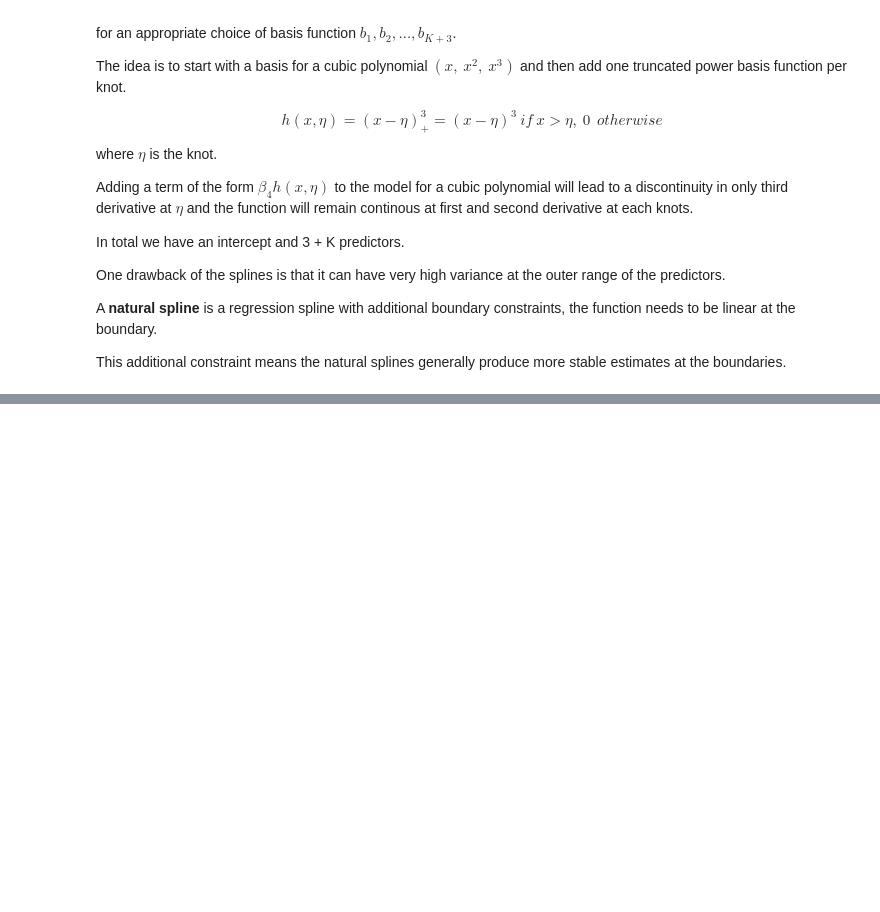
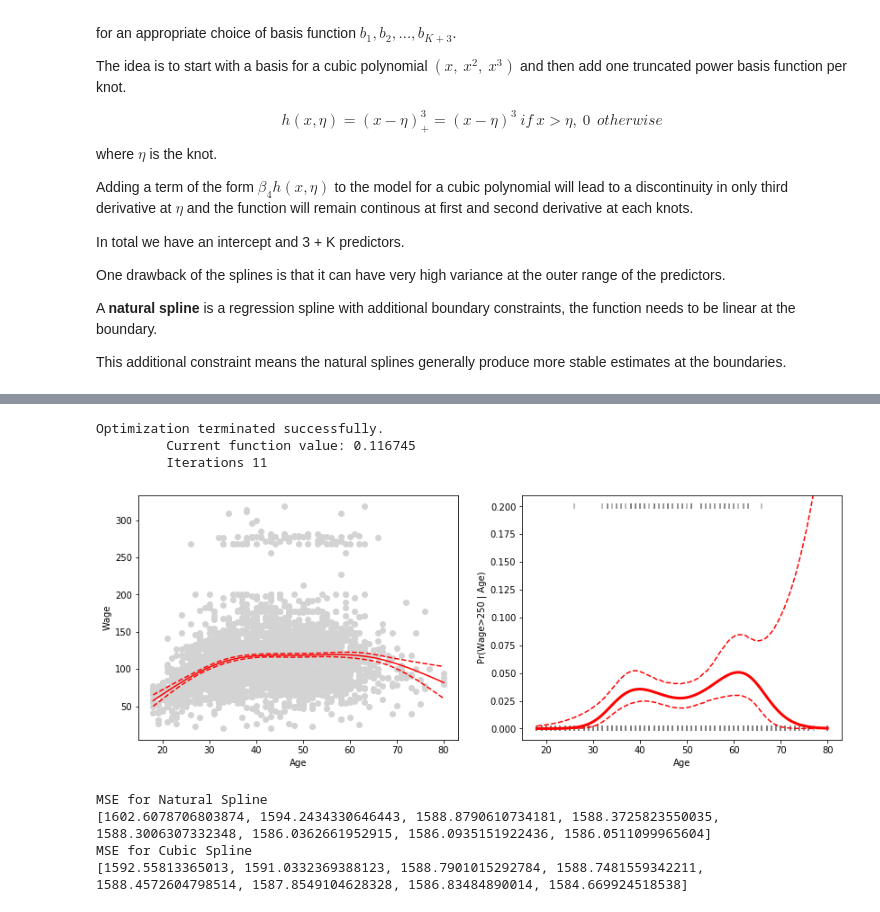
Before and after one commit to atystats/ISLR_Notes_codes, a Jupyter notebook: Chapter 7.ipynb, the cells around one changed output, grey strips where cells are left out. Cells and saved outputs as stored; diff of their text form; code cells hidden in the pictures; blank space fills up the shorter version.

```diff
--- a/Chapter 7.ipynb
+++ b/Chapter 7.ipynb
@@ -240,0 +285,77 @@ This additional constraint means the natural splines generally produce more stab
+# %%
+# Defining the X matrix for Natural Spline
+X_Nspline = dmatrix("cr(Wage.age, df = 5)",
+                   {"Wage.age":Wage.age}, return_type = "dataframe")
+
+#Linear Regression
+model_NS = sm.GLM(Wage.wage, X_Nspline).fit()
+
+predict_NS = model_NS.predict(dmatrix("cr(age_lin, df = 5)",
+                   {"age_lin":age_lin}, return_type = "dataframe"))
+prediction_NS = model_NS.get_prediction(dmatrix("cr(age_lin, df = 5)",
+                   {"age_lin":age_lin}, return_type = "dataframe"))
+CI = prediction_NS.summary_frame(alpha = 0.05)
+
+# Logistic Regression
+logit_NS = sm.Logit(Wage.Wage_250, X_Nspline).fit()
+
+logit_predict_NS = logit_NS.predict(dmatrix("cr(age_lin, df = 5)",
+                   {"age_lin":age_lin}, return_type = "dataframe"))
+
+test_X = np.array(dmatrix("cr(age_lin, df = 5)",
+                   {"age_lin":age_lin}, return_type = "dataframe"))
+
+l0 = np.dot(test_X,logit_NS.params)
+std_error = np.array([np.sqrt(np.dot(np.dot(g,logit_NS.cov_params()),g)) for g in test_X])
+upper = l0 + 2 * std_error
+lower = l0 - 2 * std_error
+upper = np.exp(upper)/(1 + np.exp(upper))
+lower = np.exp(lower)/(1 + np.exp(lower))
+# %% [output]
+Optimization terminated successfully.
+         Current function value: 0.116745
+         Iterations 11
+# %%
+fig = plt.figure(figsize = (14,5))
+ax1 = fig.add_subplot(1,2,1)
+ax1.scatter(Wage.age, Wage.wage, color = "lightgrey")
+ax1.plot(age_lin, predict_NS, color = "r")
+ax1.plot(age_lin, CI.mean_ci_lower, color = "r", linestyle = "--")
+ax1.plot(age_lin, CI.mean_ci_upper, color = "r", linestyle = "--")
+ax1.set_xlabel("Age")
+ax1.set_ylabel("Wage")
+
+ax2 = fig.add_subplot(1,2,2)
+ax2.scatter(Wage.age, Wage.Wage_250/5, color = "grey", marker = "|", alpha = 0.7)
+ax2.plot(age_lin, logit_predict_NS, linewidth = 3.0, color = "r")
+ax2.plot(age_lin, lower, linestyle = "--", color = "r")
+ax2.plot(age_lin, upper, linestyle = "--", color = "r")
+ax2.set_ylim(-0.01,0.21)
+ax2.set_xlabel("Age")
+ax2.set_ylabel("Pr(Wage>250 | Age)")
+plt.show()
+# %% [output]
+[figure, added]
+# %%
+# Cross Validation for selecting the degrees of freedom.
+MSE = []
+for i in range(3,11):
+    X = dmatrix("".join(["cr(Wage.age, df = ",str(i),")"]), {"Wage.age":Wage.age}, return_type = "dataframe")
+    model = sm.GLM(Wage.wage, X).fit()
+    MSE.append(mean_squared_error(Wage.wage, model.predict(X)))
+print("MSE for Natural Spline")
+print(MSE)
+MSE = []
+for i in range(3,11):
+    X = dmatrix("".join(["bs(Wage.age, df = ", str(i),", degree = 3, include_intercept = False)"]),
+                   {"Wage.age":Wage.age}, return_type = "dataframe")
+    model = sm.GLM(Wage.wage, X).fit()
+    MSE.append(mean_squared_error(Wage.wage, model.predict(X)))
+
+print("MSE for Cubic Spline")
+print(MSE)
+# %% [output]
+MSE for Natural Spline
+[1602.6078706803874, 1594.2434330646443, 1588.8790610734181, 1588.3725823550035, 1588.3006307332348, 1586.0362661952915, 1586.0935151922436, 1586.0511099965604]
+MSE for Cubic Spline
+[1592.55813365013, 1591.0332369388123, 1588.7901015292784, 1588.7481559342211, 1588.4572604798514, 1587.8549104628328, 1586.83484890014, 1584.669924518538]
```
Also changed, not shown: parts of 8 cells of this notebook.
